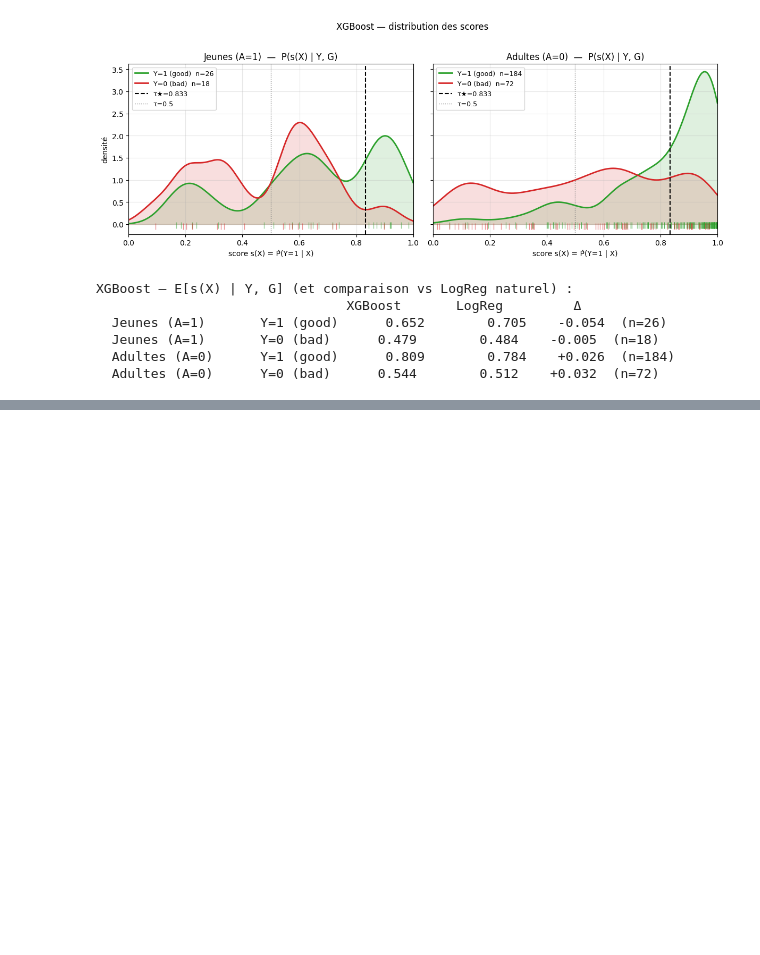
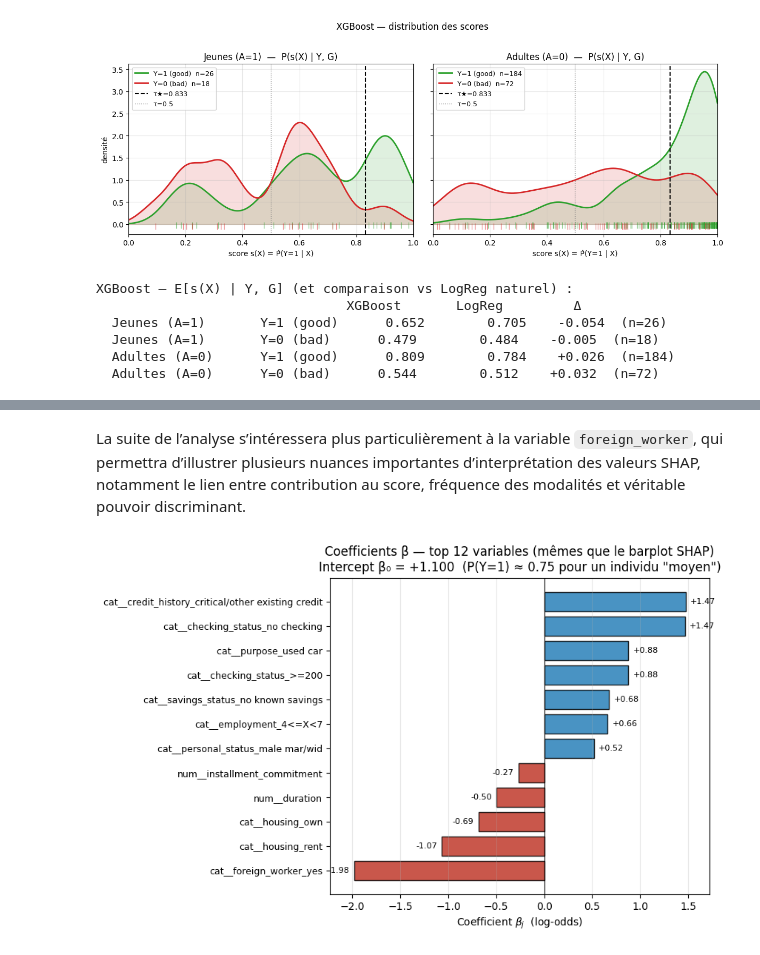
Before and after one commit to saraelmoun/fairness-tradeoffs-german-credit, a Jupyter notebook: notebooks/GermanSamedi.ipynb, the cells around one changed output, grey strips where cells are left out. Drawn from its saved outputs; the diff is of its cells as text; code cells hidden in the pictures; blank space fills up the shorter version.

```diff
--- a/notebooks/GermanSamedi.ipynb
+++ b/notebooks/GermanSamedi.ipynb
@@ -2214,0 +2295,41 @@ Jeunes en zone [0.5, 0.833) — top 15 par |pouvoir discriminant local|
+# %% [markdown]
+La suite de l’analyse s’intéressera plus particulièrement à la variable `foreign_worker`, qui permettra d’illustrer plusieurs nuances importantes d’interprétation des valeurs SHAP, notamment le lien entre contribution au score, fréquence des modalités et véritable pouvoir discriminant.
+# %%
+preproc_b = baseline.named_steps['preproc']
+clf_b     = baseline.named_steps['clf']
+feat_b    = list(preproc_b.get_feature_names_out())
+coefs_b   = clf_b.coef_[0]
+interc_b  = float(clf_b.intercept_[0])
+
+coef_df = (pd.DataFrame({'beta': coefs_b}, index=feat_b)
+             .assign(abs_beta=lambda d: d['beta'].abs(),
+                     odds_ratio=lambda d: np.exp(d['beta']))
+             .loc[top_vars]                # mêmes 12 variables que le barplot SHAP
+             .sort_values('beta'))
+
+fig, ax = plt.subplots(figsize=(8.5, 5.5))
+colors = ['#C0392B' if b < 0 else '#2980B9' for b in coef_df['beta']]
+ax.barh(range(len(coef_df)), coef_df['beta'], color=colors,
+        edgecolor='black', alpha=0.85)
+ax.set_yticks(range(len(coef_df)))
+ax.set_yticklabels(coef_df.index, fontsize=9)
+ax.axvline(0, color='black', lw=0.8)
+
+for i, (idx, row) in enumerate(coef_df.iterrows()):
+    dx = 0.05 if row['beta'] >= 0 else -0.05
+    ha = 'left' if row['beta'] >= 0 else 'right'
+    ax.text(row['beta'] + dx, i, f"{row['beta']:+.2f}",
+            va='center', ha=ha, fontsize=8, color='black')
+
+ax.set_xlabel(r'Coefficient $\beta_j$  (log-odds)')
+ax.set_title(f'Coefficients β — top {len(coef_df)} variables (mêmes que le barplot SHAP)\n'
+             f'Intercept β₀ = {interc_b:+.3f}  '
+             f'(P(Y=1) ≈ {1/(1+np.exp(-interc_b)):.2f} pour un individu "moyen")')
+ax.grid(axis='x', alpha=0.3)
+x_pad = 0.25
+ax.set_xlim(coef_df['beta'].min() - x_pad, coef_df['beta'].max() + x_pad)
+plt.tight_layout()
+plt.savefig('shap_outputs/fig_lr_coefficients_top12.png', dpi=150, bbox_inches='tight')
+plt.show()
+# %% [output]
+[figure, added]
```
Also changed, not shown: parts of 77 cells of this notebook, 1 other file.
